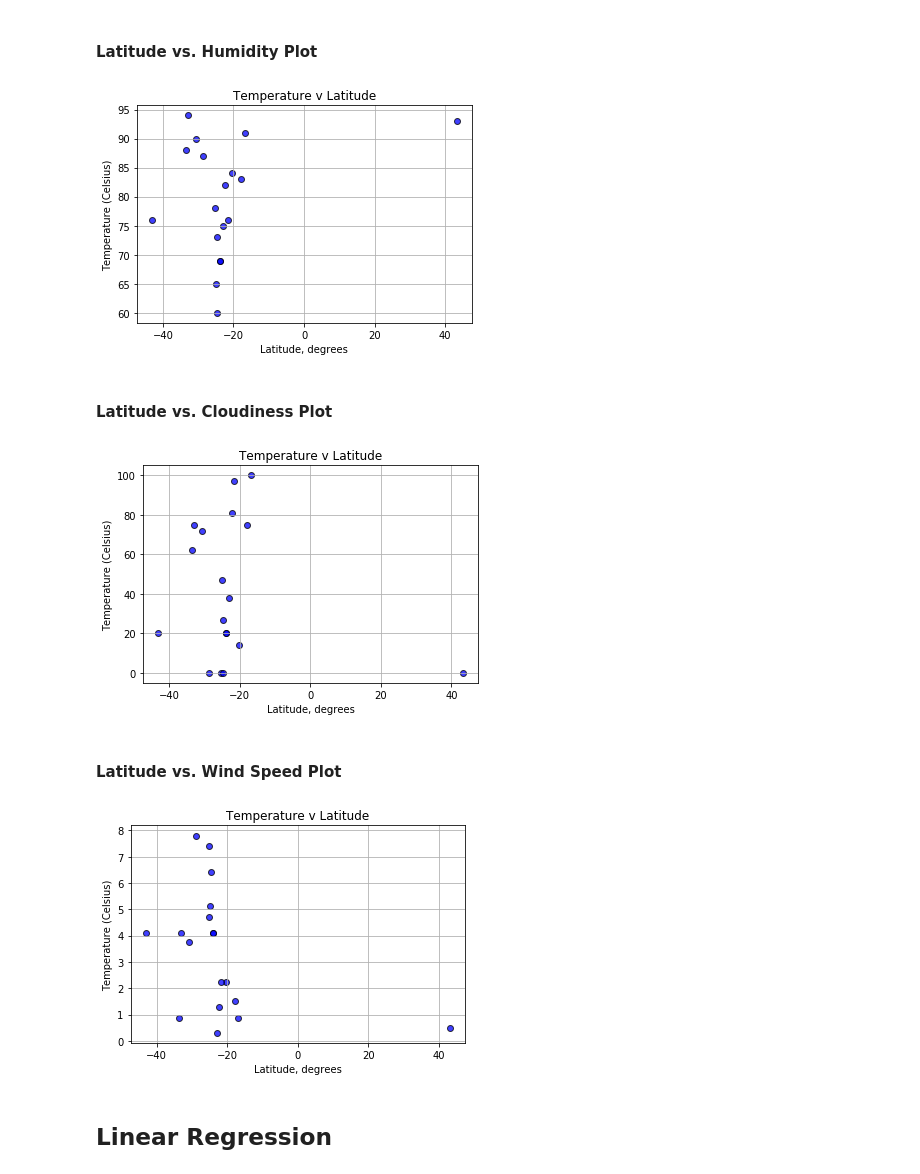
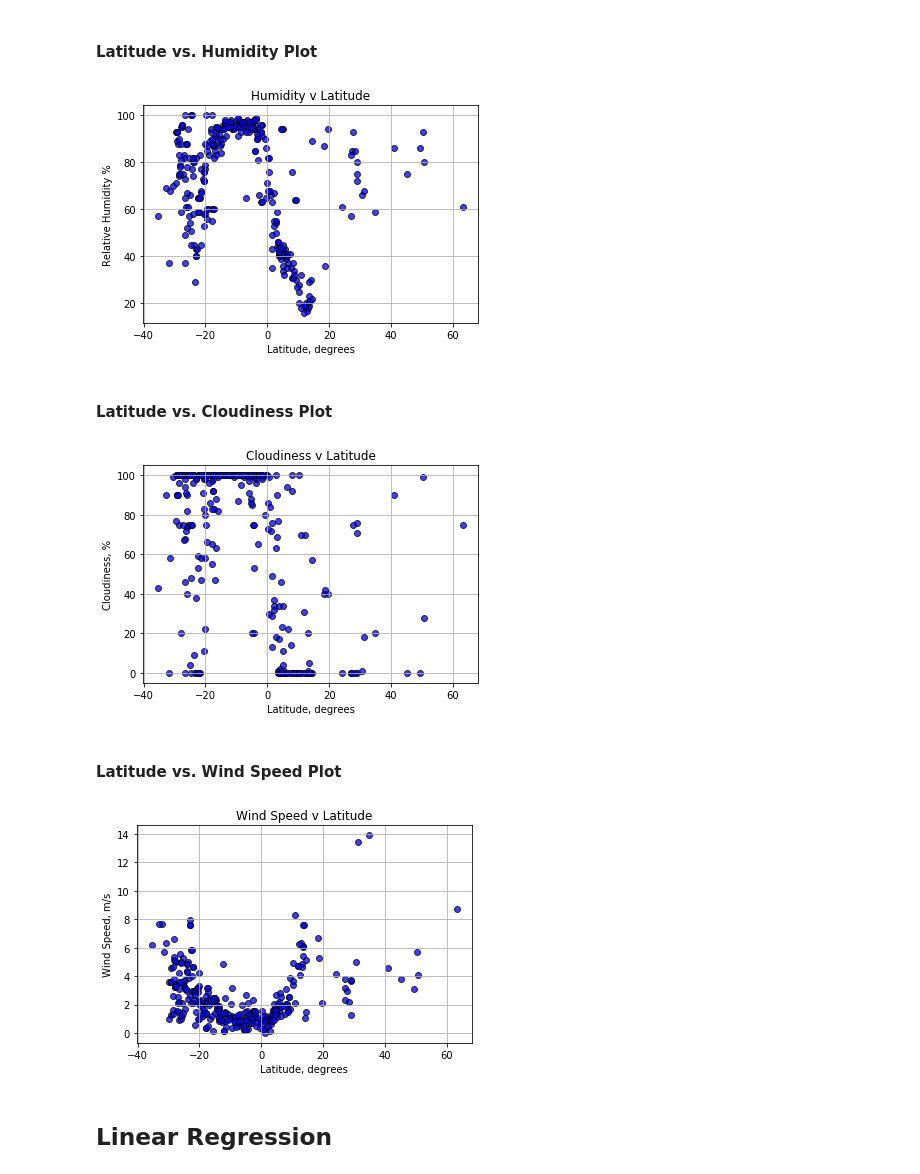
Before and after one commit to PaulKazalski/python-api-challenge, a Jupyter notebook: WeatherPY.ipynb, the cells around one changed output. Drawn from its saved outputs; the diff is of its cells as text; code cells hidden in the pictures.

```diff
--- a/WeatherPY.ipynb
+++ b/WeatherPY.ipynb
@@ -32,10 +32,10 @@ lng_range = (-180, 180)
 lat_lngs = []
 cities = []
 
-lat_low = -70
-lat_high = -20
-lon_low = 35
-lon_high = 45
+lat_low = -30
+lat_high = 30
+lon_low = 15
+lon_high = 30
 
 # Create a set of random lat and lng combinations
 lats = np.random.uniform(low=lat_low, high=lat_high, size=1500)
@@ -52,5 +52,4 @@ for lat_lng in lat_lngs:
 
 # Print the city count to confirm sufficient count
 print(len(cities))
-print(cities)
 # %% [output]
@@ -215,34 +177,34 @@ plt.grid()
 # %%
 plt.scatter(lat_list, humid_list, marker="o", facecolors="blue", edgecolors="black", alpha=0.75)
 
-plt.title("Temperature v Latitude")
-plt.ylabel("Temperature (Celsius)")
+plt.title("Humidity v Latitude")
+plt.ylabel("Relative Humidity %")
 plt.xlabel("Latitude, degrees")
 plt.grid()
 # %% [output]
-[figure, old version]
+[figure, new version]
 # %% [markdown]
 #### Latitude vs. Cloudiness Plot
 # %%
 plt.scatter(lat_list, clouds_list, marker="o", facecolors="blue", edgecolors="black", alpha=0.75)
 
-plt.title("Temperature v Latitude")
-plt.ylabel("Temperature (Celsius)")
+plt.title("Cloudiness v Latitude")
+plt.ylabel("Cloudiness, %")
 plt.xlabel("Latitude, degrees")
 plt.grid()
 # %% [output]
-[figure, old version]
+[figure, new version]
 # %% [markdown]
 #### Latitude vs. Wind Speed Plot
 # %%
 plt.scatter(lat_list, windV_list, marker="o", facecolors="blue", edgecolors="black", alpha=0.75)
 
-plt.title("Temperature v Latitude")
-plt.ylabel("Temperature (Celsius)")
+plt.title("Wind Speed v Latitude")
+plt.ylabel("Wind Speed, m/s")
 plt.xlabel("Latitude, degrees")
 plt.grid()
 # %% [output]
-[figure, old version]
+[figure, new version]
 # %% [markdown]
 ## Linear Regression
 # %%
```
Also changed, not shown: parts of 26 cells of this notebook, 1 other file.
